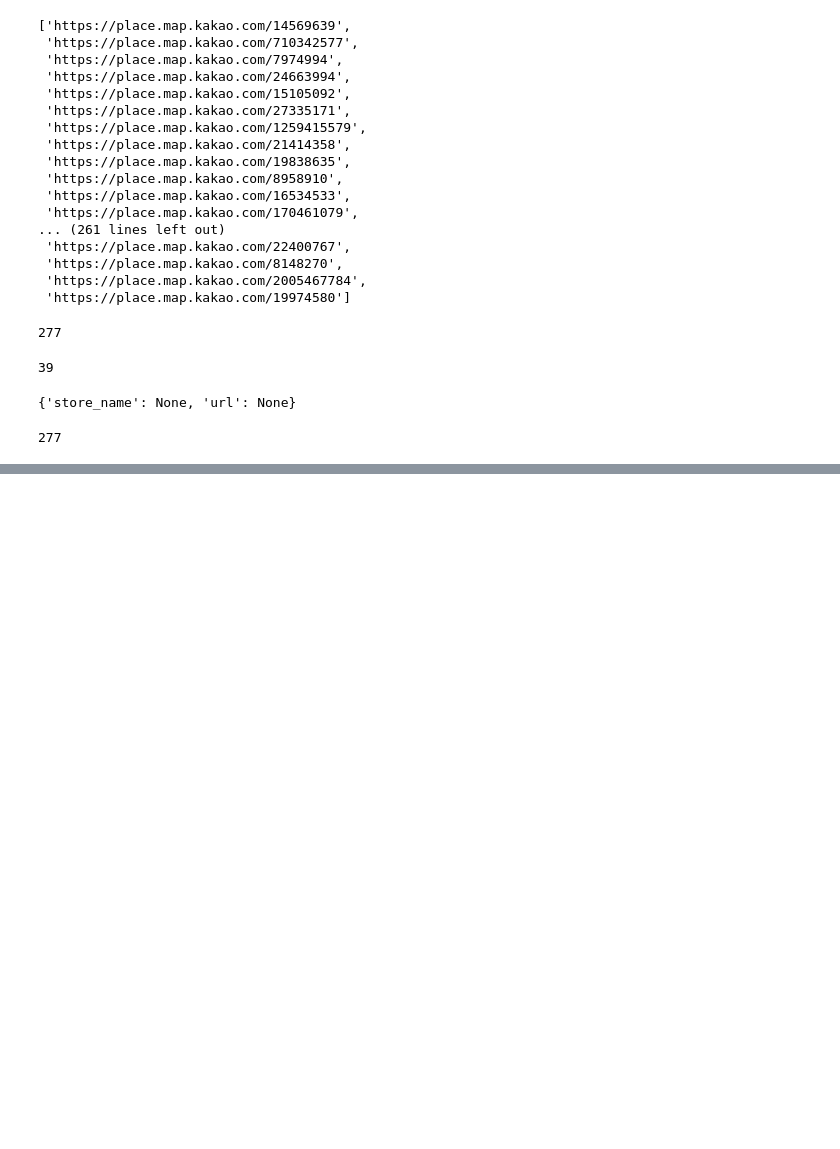
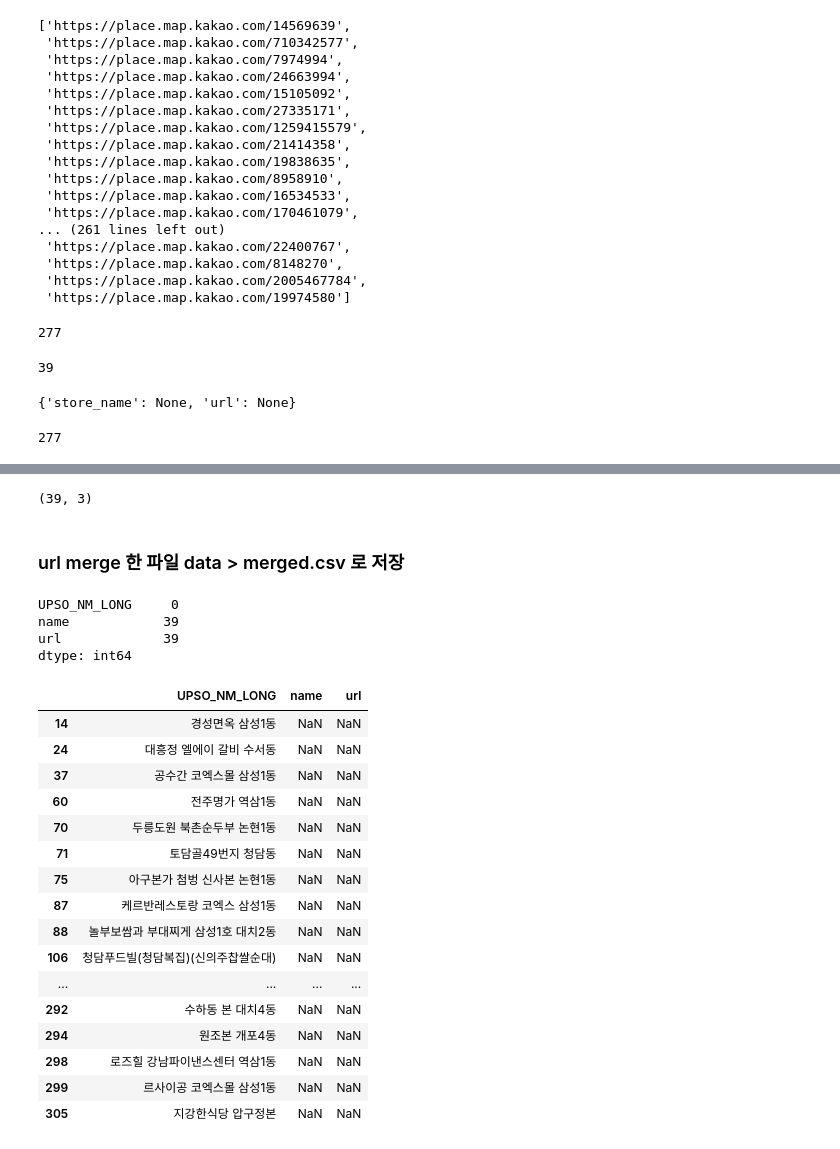
Before and after one commit to benidjor/model-restaurant-in-gangnam, a Jupyter notebook: kakaomap_crawling_pracice.ipynb, the cells around one changed output, grey strips where cells are left out. Drawn from its saved outputs; the diff is of its cells as text; code cells hidden in the pictures; blank space fills up the shorter version.

```diff
--- a/kakaomap_crawling_pracice.ipynb
+++ b/kakaomap_crawling_pracice.ipynb
@@ -1847,0 +2620,7 @@ len(url_pages)
+# %%
+# merged_df 결측치 개수 확인
+merged_df.loc[merged_df.url.isna()][["UPSO_NM_LONG", "name", "url"]].shape
+# %% [output]
+(39, 3)
+# %% [markdown]
+### url merge 한 파일 data > merged.csv 로 저장
@@ -1847,0 +2630,30 @@ len(url_pages)
+# %%
+# 업소 이름, 크롤링한 데이터 (업소 이름, url) 비교하여 null 값 확인 -> 39개로 동일
+# url_compared_df에 선언
+url_compared_df = merged_df[["UPSO_NM_LONG", "name", "url"]]
+url_compared_df.isnull().sum()
+# %% [output]
+UPSO_NM_LONG     0
+name            39
+url             39
+dtype: int64
+# %%
+url_compared_df.loc[url_compared_df.url.isna()]
+# %% [output]
+|  | UPSO_NM_LONG | name | url |
+| 14 | 경성면옥 삼성1동 | NaN | NaN |
+| 24 | 대흥정 엘에이 갈비 수서동 | NaN | NaN |
+| 37 | 공수간 코엑스몰 삼성1동 | NaN | NaN |
+| 60 | 전주명가 역삼1동 | NaN | NaN |
+| 70 | 두릉도원 북촌순두부 논현1동 | NaN | NaN |
+| 71 | 토담골49번지 청담동 | NaN | NaN |
+| 75 | 아구본가 첨벙 신사본 논현1동 | NaN | NaN |
+| 87 | 케르반레스토랑 코엑스 삼성1동 | NaN | NaN |
+| 88 | 놀부보쌈과 부대찌게 삼성1호 대치2동 | NaN | NaN |
+| 106 | 청담푸드빌(청담복집)(신의주찹쌀순대) | NaN | NaN |
+| ... | ... | ... | ... |
+| 292 | 수하동 본 대치4동 | NaN | NaN |
+| 294 | 원조본 개포4동 | NaN | NaN |
+| 298 | 로즈힐 강남파이낸스센터 역삼1동 | NaN | NaN |
+| 299 | 르사이공 코엑스몰 삼성1동 | NaN | NaN |
+| 305 | 지강한식당 압구정본 | NaN | NaN |
```
Also changed, not shown: parts of 18 cells of this notebook, 1 other file.
